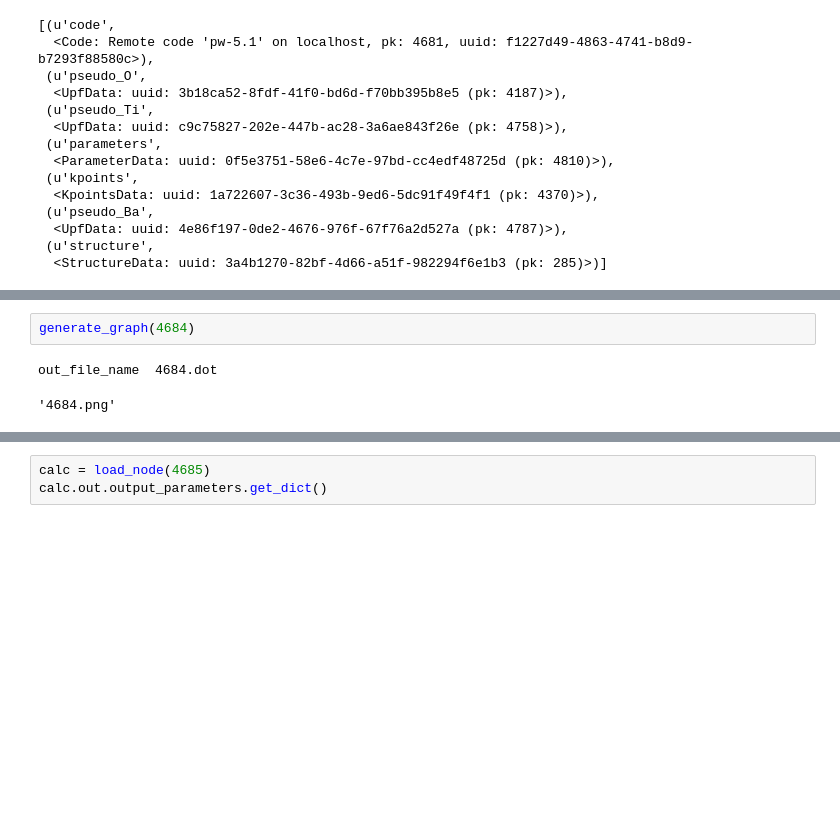
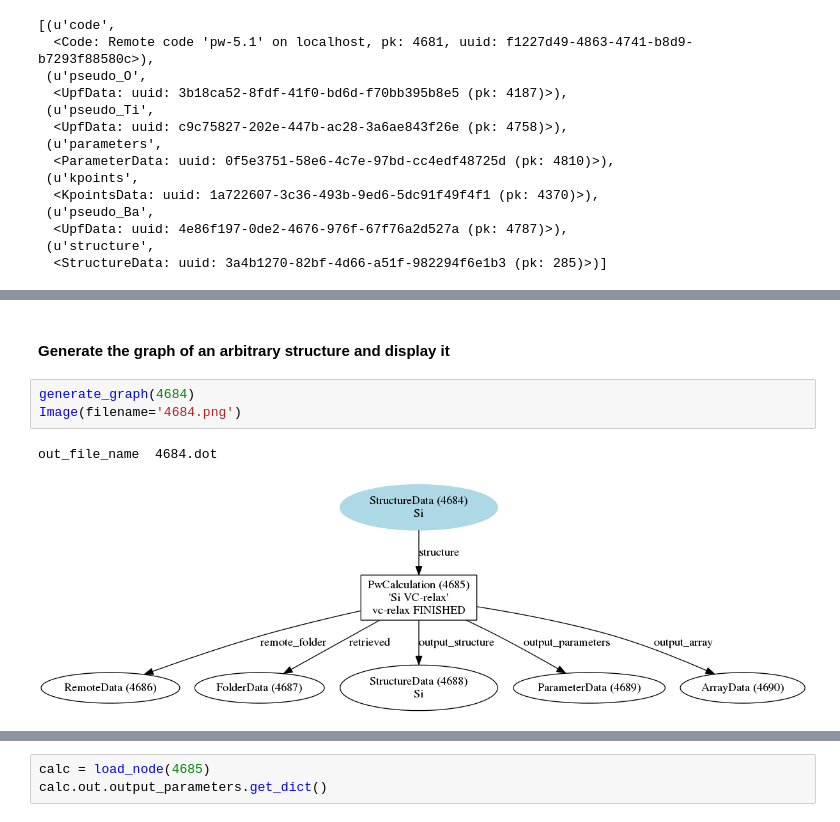
Before and after one commit to aiidateam/aiida_demos, a Jupyter notebook: notebook/Graph visualisation.ipynb, the cells around one changed output, grey strips where cells are left out. Cells and saved outputs as stored; diff of their text form; blank space fills up the shorter version.

```diff
--- a/notebook/Graph visualisation.ipynb
+++ b/notebook/Graph visualisation.ipynb
@@ -94,5 +111,8 @@ ID      formula label
+# %% [markdown]
+#### Generate the graph of an arbitrary structure and display it
 # %%
 generate_graph(4684)
+Image(filename='4684.png')
 # %% [output]
 out_file_name  4684.dot
-'4684.png'
+[figure, added]
```
Also changed, not shown: parts of 21 cells of this notebook, 6 other files.
